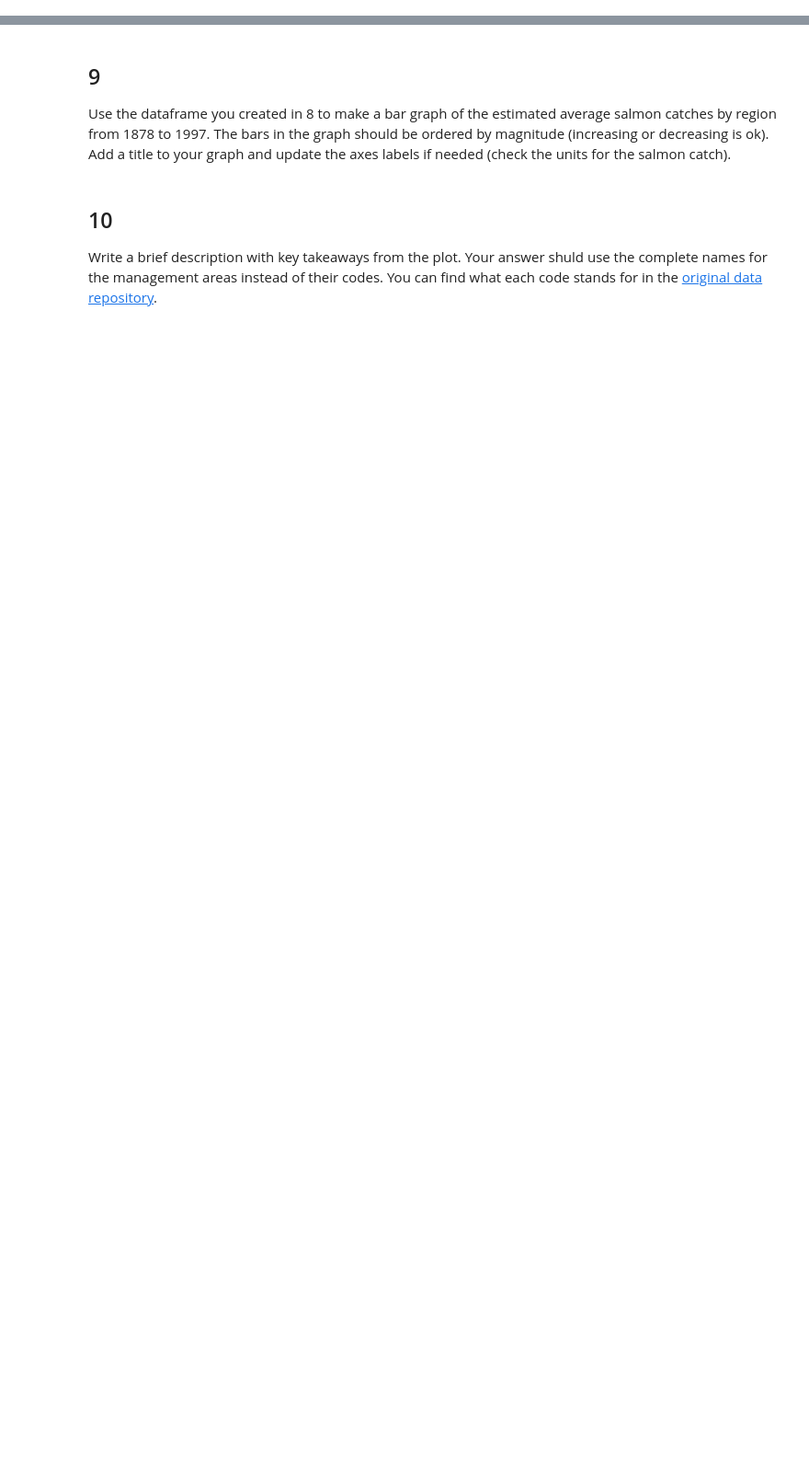
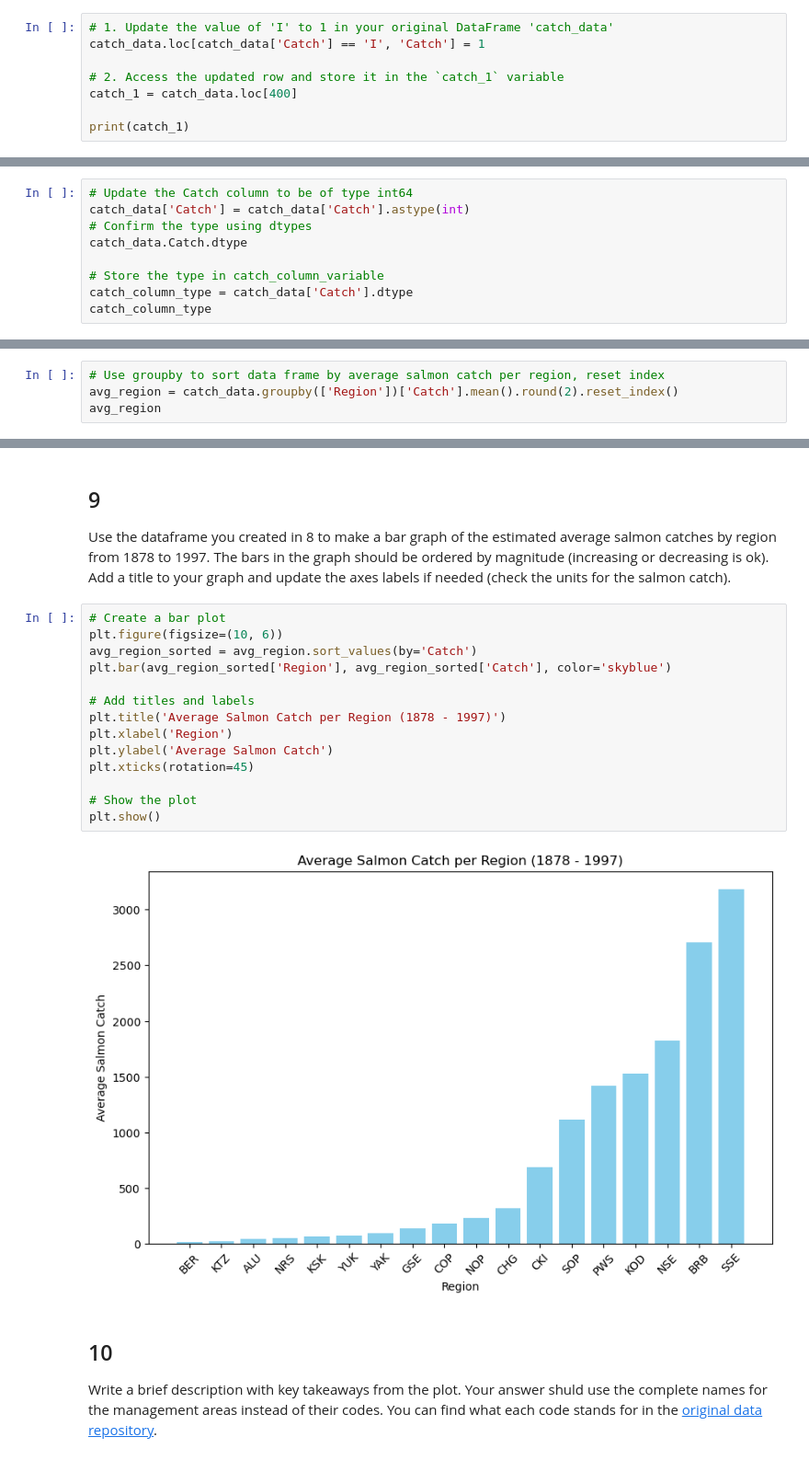
Before and after one commit to llumj/eds220-hwk2, a Jupyter notebook: hwk2-task2-salmon-Mull.ipynb, the cells around one changed output, grey strips where cells are left out. Shown: that part at 92% size. Drawn from its saved outputs; the diff is of its cells as text; blank space fills up the shorter version.

```diff
--- a/hwk2-task2-salmon-Mull.ipynb
+++ b/hwk2-task2-salmon-Mull.ipynb
@@ -220,0 +274,8 @@ print(catch_1[catch_1['Catch'] == 1])
+# %%
+# 1. Update the value of 'I' to 1 in your original DataFrame 'catch_data'
+catch_data.loc[catch_data['Catch'] == 'I', 'Catch'] = 1
+
+# 2. Access the updated row and store it in the `catch_1` variable
+catch_1 = catch_data.loc[400]
+
+print(catch_1)
@@ -230,0 +294,9 @@ In the next cell:
+# %%
+# Update the Catch column to be of type int64
+catch_data['Catch'] = catch_data['Catch'].astype(int)
+# Confirm the type using dtypes
+catch_data.Catch.dtype
+
+# Store the type in catch_column_variable
+catch_column_type = catch_data['Catch'].dtype
+catch_column_type
@@ -236,0 +308,4 @@ avg_region
+# %%
+# Use groupby to sort data frame by average salmon catch per region, reset index
+avg_region = catch_data.groupby(['Region'])['Catch'].mean().round(2).reset_index()
+avg_region
@@ -240,6 +333,22 @@ avg_region
 ## 9
 
 Use the dataframe you created in 8 to make a bar graph of the estimated average salmon catches by region from 1878 to 1997. The bars in the graph should be ordered by magnitude (increasing or decreasing is ok). Add a title  to your graph and update the axes labels if needed (check the units for the salmon catch).
+# %%
+# Create a bar plot
+plt.figure(figsize=(10, 6))
+avg_region_sorted = avg_region.sort_values(by='Catch')
+plt.bar(avg_region_sorted['Region'], avg_region_sorted['Catch'], color='skyblue')
+
+# Add titles and labels
+plt.title('Average Salmon Catch per Region (1878 - 1997)')
+plt.xlabel('Region')
+plt.ylabel('Average Salmon Catch')
+plt.xticks(rotation=45)
+
+# Show the plot
+plt.show()
+# %% [output]
+[figure, added]
 # %% [markdown]
 <!-- END QUESTION -->
 
```
Also changed, not shown: parts of 14 cells of this notebook.
